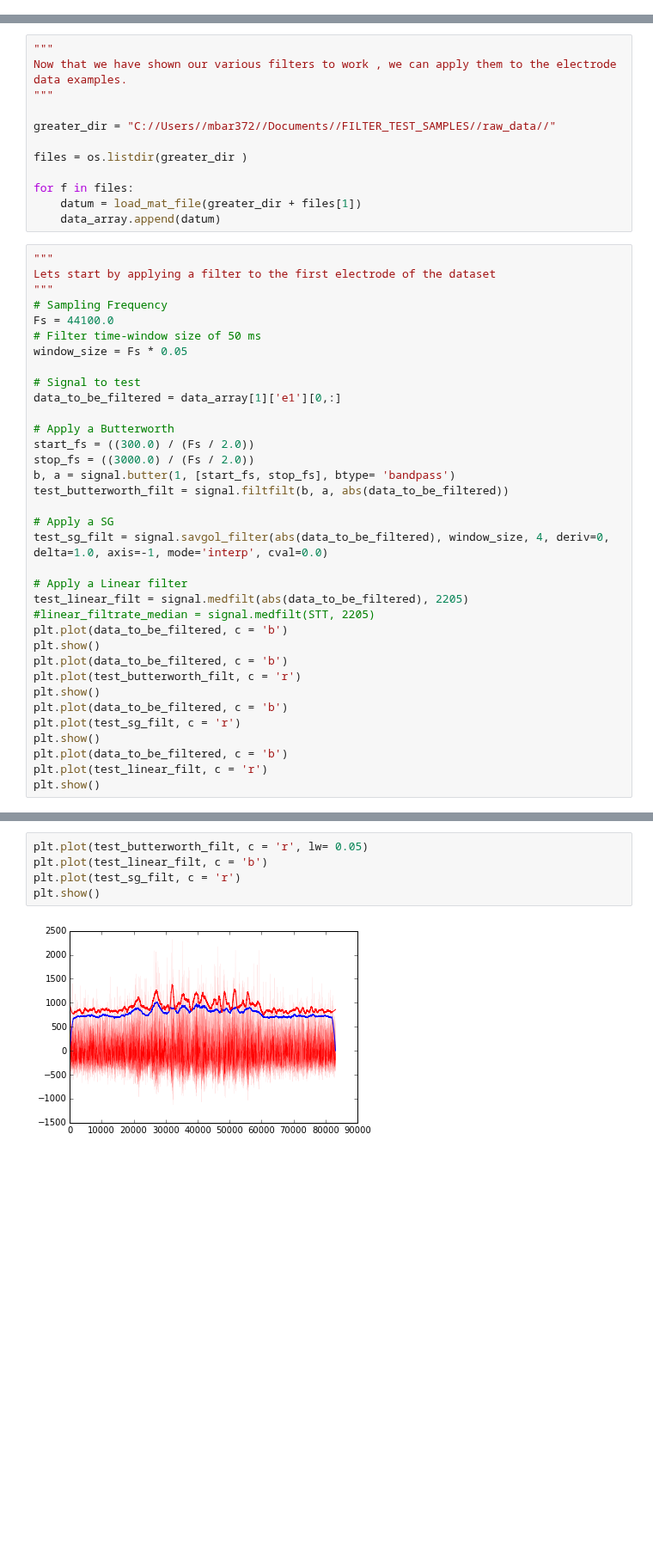
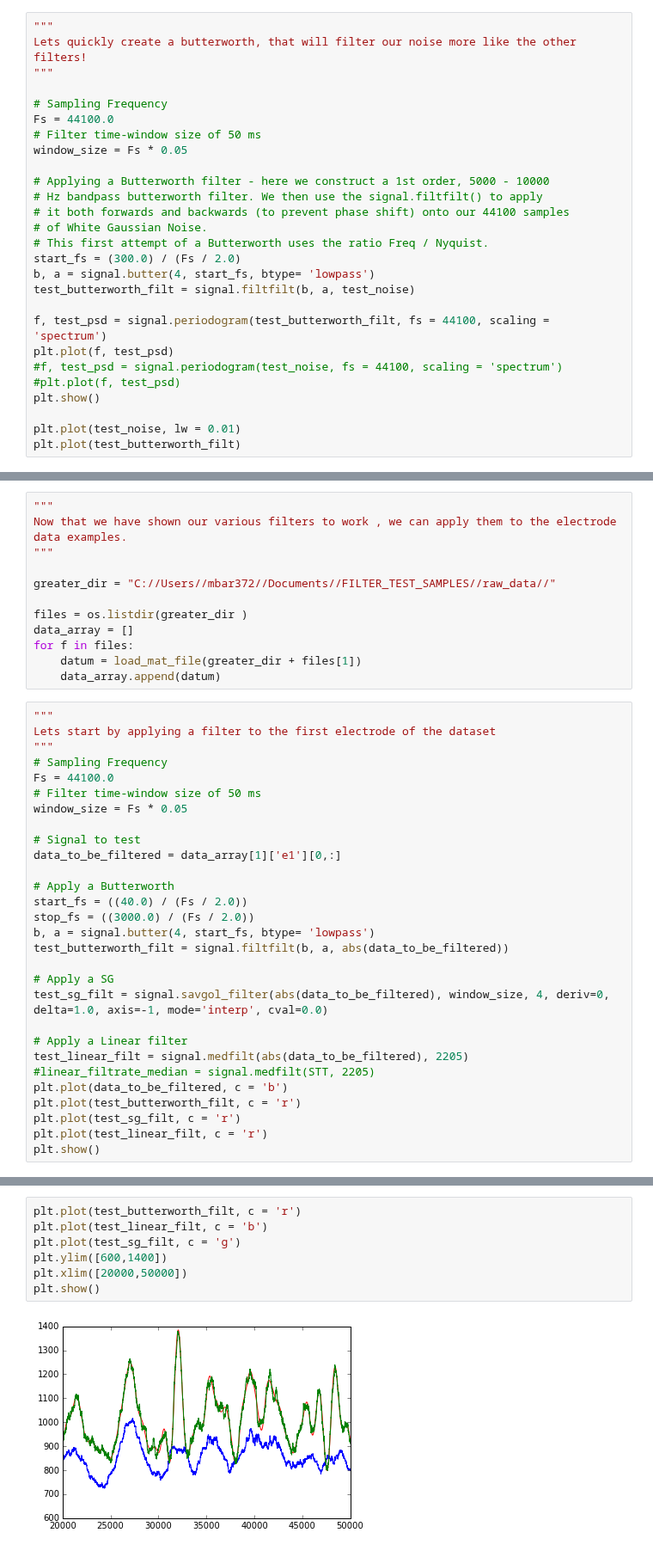
Before and after one commit to BirdMI-UniversityofAuckland/MichaelSandbox, a Jupyter notebook: Creating Filters.ipynb, the cells around one changed output, grey strips where cells are left out. Shown at 86% size. Cells and saved outputs as stored; diff of their text form; blank space fills up the shorter version.

```diff
--- a/Creating Filters.ipynb
+++ b/Creating Filters.ipynb
@@ -182,0 +176,27 @@ plt.show()
+# %%
+"""
+Lets quickly create a butterworth, that will filter our noise more like the other filters!
+"""
+
+# Sampling Frequency
+Fs = 44100.0
+# Filter time-window size of 50 ms
+window_size = Fs * 0.05
+
+# Applying a Butterworth filter - here we construct a 1st order, 5000 - 10000
+# Hz bandpass butterworth filter. We then use the signal.filtfilt() to apply
+# it both forwards and backwards (to prevent phase shift) onto our 44100 samples
+# of White Gaussian Noise.
+# This first attempt of a Butterworth uses the ratio Freq / Nyquist.
+start_fs = (300.0) / (Fs / 2.0)
+b, a = signal.butter(4, start_fs, btype= 'lowpass')
+test_butterworth_filt = signal.filtfilt(b, a, test_noise)
+
+f, test_psd = signal.periodogram(test_butterworth_filt, fs = 44100, scaling = 'spectrum')
+plt.plot(f, test_psd)
+#f, test_psd = signal.periodogram(test_noise, fs = 44100, scaling = 'spectrum')
+#plt.plot(f, test_psd)
+plt.show()
+
+plt.plot(test_noise, lw = 0.01)
+plt.plot(test_butterworth_filt)
@@ -405,7 +429,7 @@ Now that we have shown our various filters to work , we can apply them to the el
 greater_dir = "C://Users//mbar372//Documents//FILTER_TEST_SAMPLES//raw_data//"
 
 files = os.listdir(greater_dir )
-
+data_array = []
 for f in files:
     datum = load_mat_file(greater_dir + files[1])
     data_array.append(datum)
@@ -422,9 +446,9 @@ window_size = Fs * 0.05
 data_to_be_filtered = data_array[1]['e1'][0,:]
 
 # Apply a Butterworth
-start_fs = ((300.0) / (Fs / 2.0))
+start_fs = ((40.0) / (Fs / 2.0))
 stop_fs = ((3000.0) / (Fs / 2.0))
-b, a = signal.butter(1, [start_fs, stop_fs], btype= 'bandpass')
+b, a = signal.butter(4, start_fs, btype= 'lowpass')
 test_butterworth_filt = signal.filtfilt(b, a, abs(data_to_be_filtered))
 
 # Apply a SG
@@ -434,14 +458,8 @@ test_sg_filt = signal.savgol_filter(abs(data_to_be_filtered), window_size, 4, de
 test_linear_filt = signal.medfilt(abs(data_to_be_filtered), 2205)
 #linear_filtrate_median = signal.medfilt(STT, 2205)
 plt.plot(data_to_be_filtered, c = 'b')
-plt.show()
-plt.plot(data_to_be_filtered, c = 'b')
 plt.plot(test_butterworth_filt, c = 'r')
-plt.show()
-plt.plot(data_to_be_filtered, c = 'b')
 plt.plot(test_sg_filt, c = 'r')
-plt.show()
-plt.plot(data_to_be_filtered, c = 'b')
 plt.plot(test_linear_filt, c = 'r')
 plt.show()
 # %% [output]
@@ -453,7 +467,9 @@ plt.show()
 # %%
-plt.plot(test_butterworth_filt, c = 'r', lw= 0.05)
+plt.plot(test_butterworth_filt, c = 'r')
 plt.plot(test_linear_filt, c = 'b')
-plt.plot(test_sg_filt, c = 'r')
+plt.plot(test_sg_filt, c = 'g')
+plt.ylim([600,1400])
+plt.xlim([20000,50000])
 plt.show()
 # %% [output]
-[figure, old version]
+[figure, new version]
```
Also changed, not shown: parts of 5 cells of this notebook, 9 other files.
